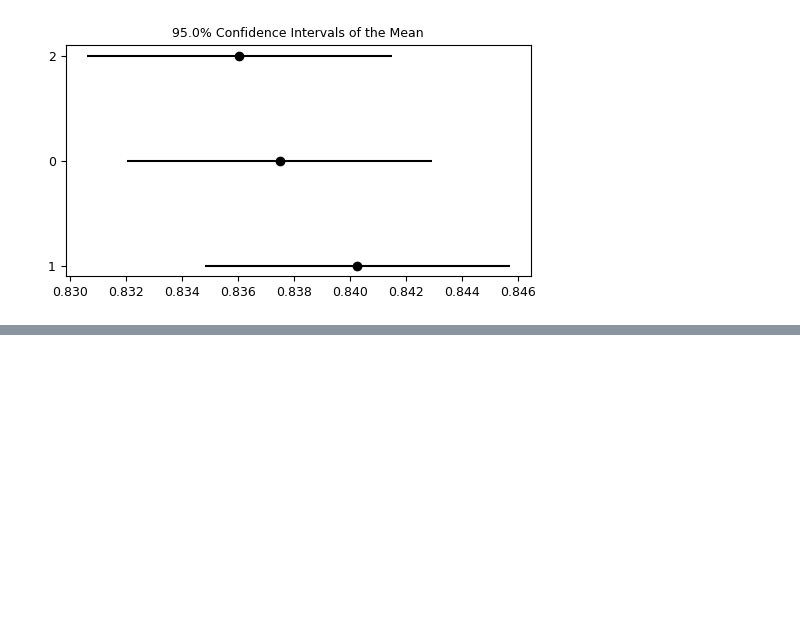
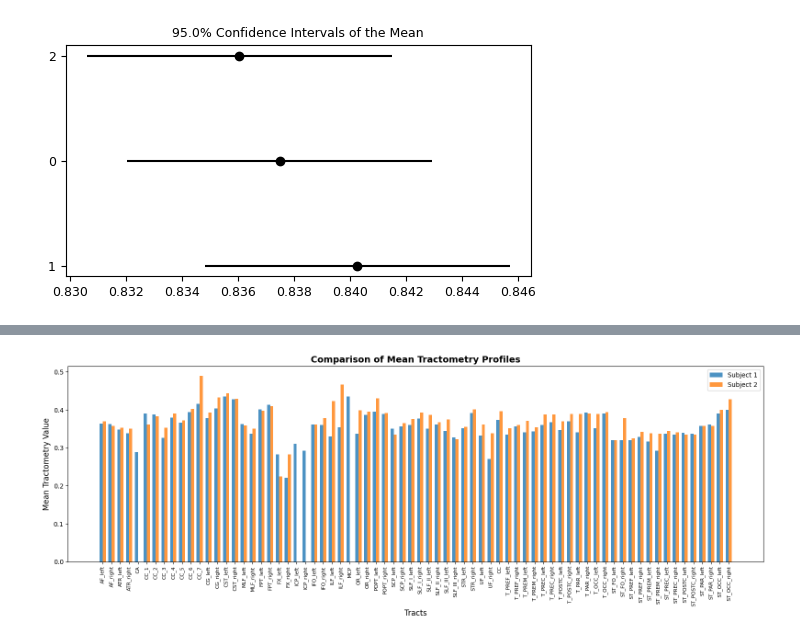
Before and after one commit to syedsajidhussain/Tract-segmentation, a Jupyter notebook: visualization_quantitative.ipynb, the cells around one changed output, grey strips where cells are left out. Saved outputs shown, nothing was run; the diff lists cells and outputs as text; code cells hidden in the pictures; blank space fills up the shorter version.

```diff
--- a/visualization_quantitative.ipynb
+++ b/visualization_quantitative.ipynb
@@ -296,0 +512,32 @@ plt.savefig("nemenyi_plot.png")
+# %%
+import pandas as pd
+import matplotlib.pyplot as plt
+import numpy as np
+
+# Load CSVs with semicolon separator
+df1 = pd.read_csv("/content/drive/MyDrive/TractSeg-main/TractSeg-main/resources/examples/tractometry/Tractometry_subject1.csv", sep=";")
+df2 = pd.read_csv("/content/drive/MyDrive/TractSeg-main/TractSeg-main/resources/examples/tractometry/Tractometry_subject2.csv", sep=";")
+
+# Compute mean tractometry values
+mean1 = df1.mean()
+mean2 = df2.mean()
+
+# Create bar chart
+fig, ax = plt.subplots(figsize=(16, 6))
+x = np.arange(len(mean1))
+width = 0.35
+
+ax.bar(x - width/2, mean1, width, label="Subject 1", alpha=0.8)
+ax.bar(x + width/2, mean2, width, label="Subject 2", alpha=0.8)
+
+ax.set_xlabel("Tracts", fontsize=12)
+ax.set_ylabel("Mean Tractometry Value", fontsize=12)
+ax.set_title("Comparison of Mean Tractometry Profiles", fontsize=14, fontweight="bold")
+ax.set_xticks(x)
+ax.set_xticklabels(mean1.index, rotation=90, fontsize=8)
+ax.legend()
+
+plt.tight_layout()
+plt.show()
+# %% [output]
+[figure, added]
```
Also changed, not shown: parts of 17 cells of this notebook.
